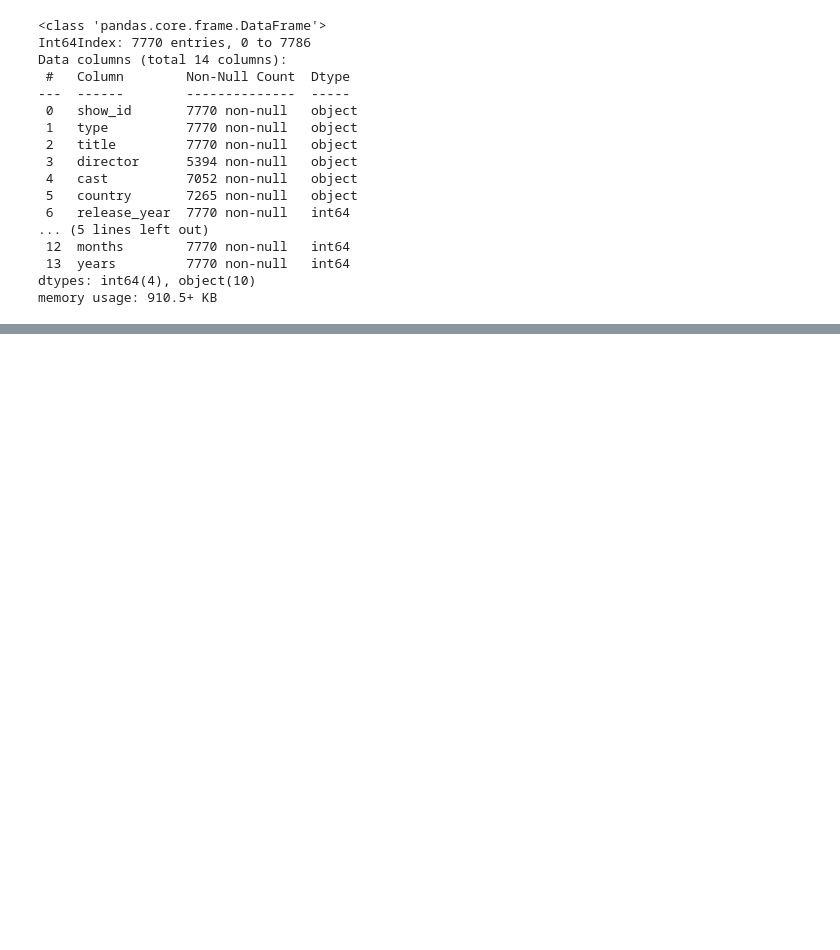
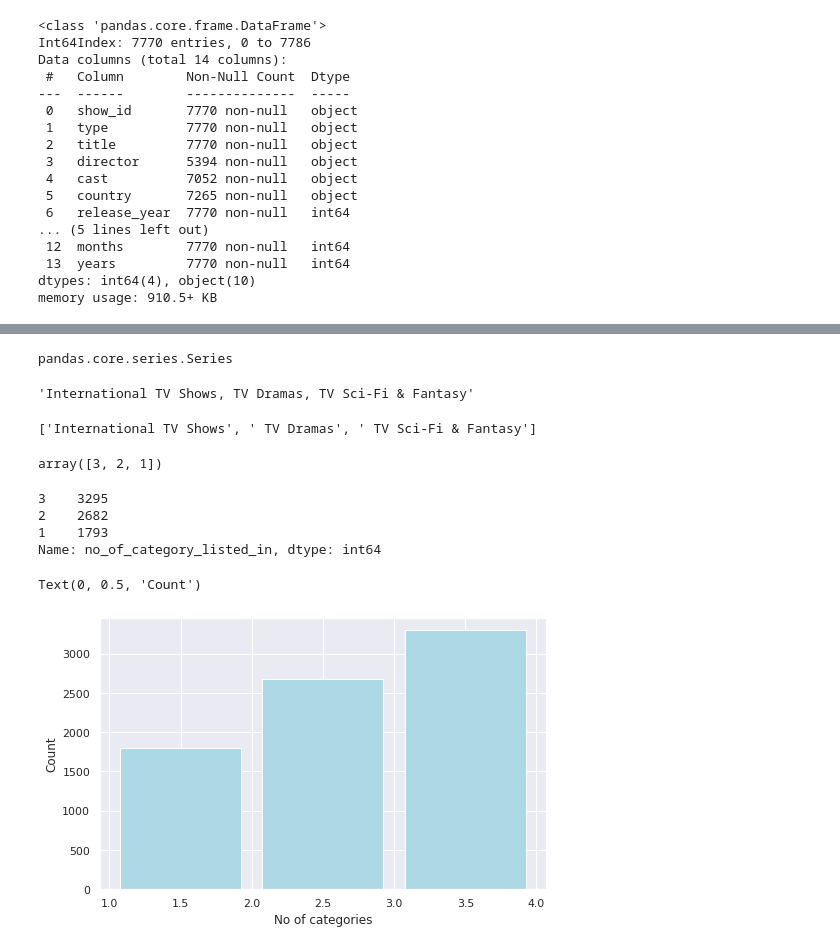
Before and after one commit to techsidh/netflix-movie-and-tv-shows-clustering, a Jupyter notebook: Capstone_Project_NETFLIX_MOVIE_AND_TV_SHOWS_CLUSTERINg.ipynb, the cells around one changed output, grey strips where cells are left out. Saved outputs shown, nothing was run; the diff lists cells and outputs as text; code cells hidden in the pictures; blank space fills up the shorter version.

```diff
--- a/Capstone_Project_NETFLIX_MOVIE_AND_TV_SHOWS_CLUSTERINg.ipynb
+++ b/Capstone_Project_NETFLIX_MOVIE_AND_TV_SHOWS_CLUSTERINg.ipynb
@@ -232,0 +313,38 @@ values = [i[1] for i in most_commen_actors][::-1]
+# %%
+type(netflix_cp['listed_in'])
+# %% [output]
+pandas.core.series.Series
+# %%
+netflix_cp['listed_in'].iloc[0]
+# %% [output]
+'International TV Shows, TV Dramas, TV Sci-Fi & Fantasy'
+# %%
+(netflix_cp['listed_in'].iloc[0]).split(',')
+# %% [output]
+['International TV Shows', ' TV Dramas', ' TV Sci-Fi & Fantasy']
+# %%
+no_of_categories = []
+for catergory in netflix_cp.listed_in.values:
+  len_cat = len(catergory.split(","))
+  no_of_categories.append(len_cat)
+# %%
+netflix_cp['no_of_category_listed_in'] = no_of_categories
+netflix_cp['no_of_category_listed_in'].unique()
+# %% [output]
+array([3, 2, 1])
+# %%
+netflix_cp['no_of_category_listed_in'].value_counts()
+# %% [output]
+3    3295
+2    2682
+1    1793
+Name: no_of_category_listed_in, dtype: int64
+# %%
+sns.set(style="darkgrid")
+plt.figure(figsize = (8,5))
+plt.hist(netflix_cp.no_of_category_listed_in , bins=[1,2,3,4] , range = (1 ,4) , rwidth = 0.85, color ='lightblue')
+plt.xlabel("No of categories")
+plt.ylabel("Count")
+# %% [output]
+Text(0, 0.5, 'Count')
+[figure, added]
```
Also changed, not shown: parts of 8 cells of this notebook.
